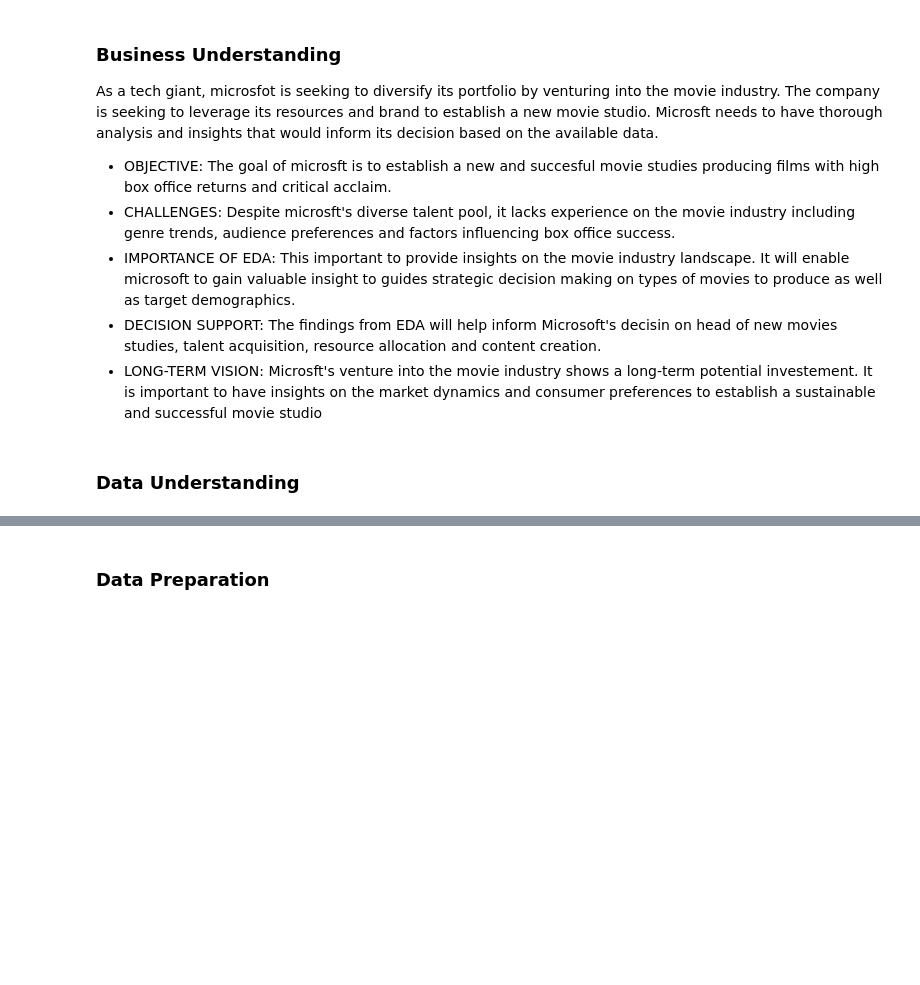
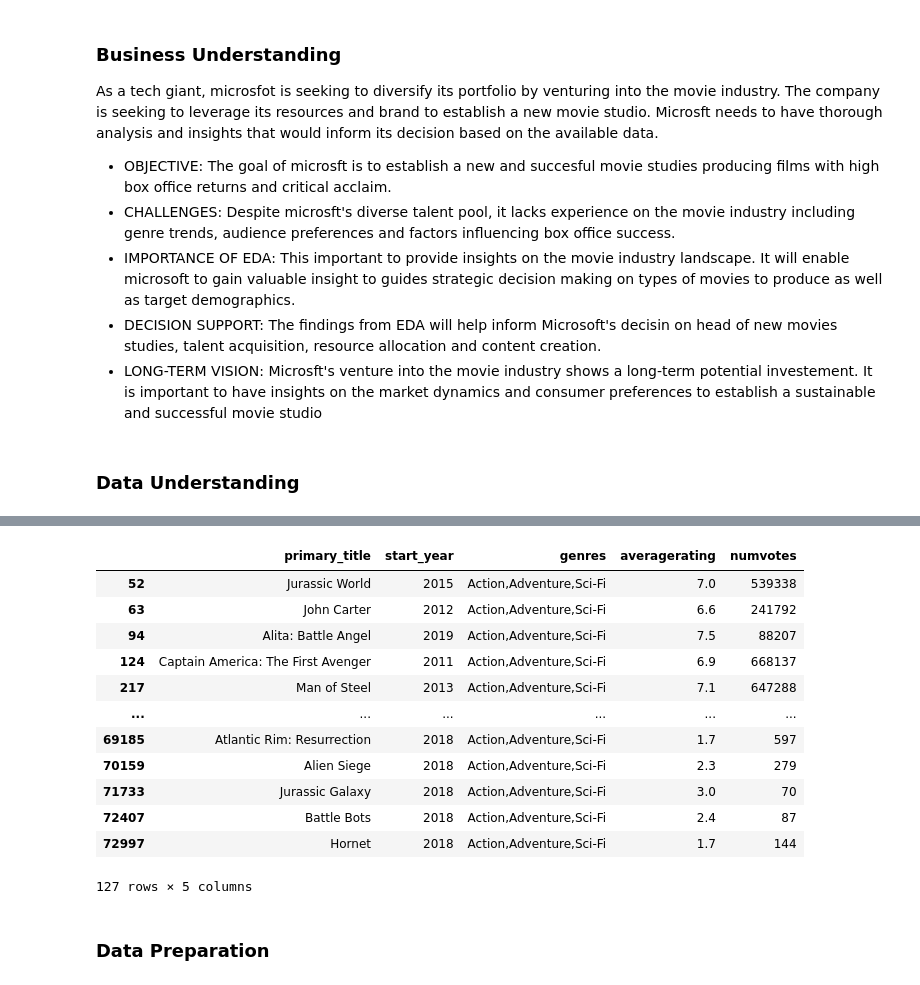
Before and after one commit to NashonOkumu/movie-analysis, a Jupyter notebook: student.ipynb, the cells around one changed output, grey strips where cells are left out. Saved outputs shown, nothing was run; the diff lists cells and outputs as text; code cells hidden in the pictures; blank space fills up the shorter version.

```diff
--- a/student.ipynb
+++ b/student.ipynb
@@ -62,3 +242,20 @@ TypeError: expected str, bytes or os.PathLike object, not _io.BytesIO
+# %%
+grouped = q3.groupby('genres')
+grouped.get_group('Action,Adventure,Sci-Fi')
+# %% [output]
+|  | primary_title | start_year | genres | averagerating | numvotes |
+| 52 | Jurassic World | 2015 | Action,Adventure,Sci-Fi | 7.0 | 539338 |
+| 63 | John Carter | 2012 | Action,Adventure,Sci-Fi | 6.6 | 241792 |
+| 94 | Alita: Battle Angel | 2019 | Action,Adventure,Sci-Fi | 7.5 | 88207 |
+| 124 | Captain America: The First Avenger | 2011 | Action,Adventure,Sci-Fi | 6.9 | 668137 |
+| 217 | Man of Steel | 2013 | Action,Adventure,Sci-Fi | 7.1 | 647288 |
+| ... | ... | ... | ... | ... | ... |
+| 69185 | Atlantic Rim: Resurrection | 2018 | Action,Adventure,Sci-Fi | 1.7 | 597 |
+| 70159 | Alien Siege | 2018 | Action,Adventure,Sci-Fi | 2.3 | 279 |
+| 71733 | Jurassic Galaxy | 2018 | Action,Adventure,Sci-Fi | 3.0 | 70 |
+| 72407 | Battle Bots | 2018 | Action,Adventure,Sci-Fi | 2.4 | 87 |
+| 72997 | Hornet | 2018 | Action,Adventure,Sci-Fi | 1.7 | 144 |
+127 rows × 5 columns
 # %% [markdown]
 ### Data Preparation
 # %% [markdown]
```
Also changed, not shown: parts of 21 cells of this notebook.
